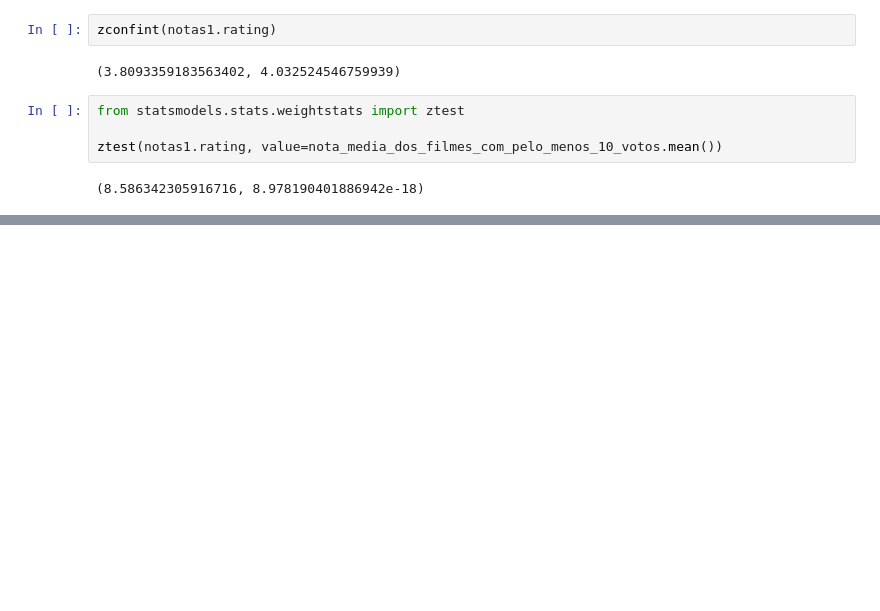
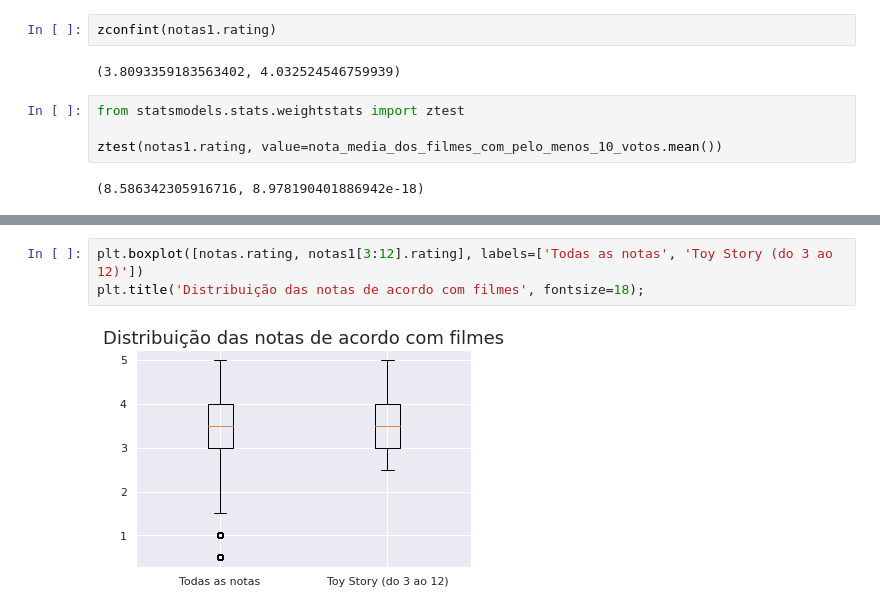
Before and after one commit to Daniel-ASG/Course_Classes, a Jupyter notebook: data_science_introducao_a_testes_estatisticos_com_python.ipynb, the cells around one changed output, grey strips where cells are left out. Drawn from its saved outputs; the diff is of its cells as text; blank space fills up the shorter version.

```diff
--- a/data_science_introducao_a_testes_estatisticos_com_python.ipynb
+++ b/data_science_introducao_a_testes_estatisticos_com_python.ipynb
@@ -369,0 +410,5 @@ plt.hlines(y=0.05, xmin=2, xmax=len(temp), colors='r');
+# %%
+plt.boxplot([notas.rating, notas1[3:12].rating], labels=['Todas as notas', 'Toy Story (do 3 ao 12)'])
+plt.title('Distribuição das notas de acordo com filmes', fontsize=18);
+# %% [output]
+[figure, added]
```
Also changed, not shown: parts of 20 cells of this notebook.
